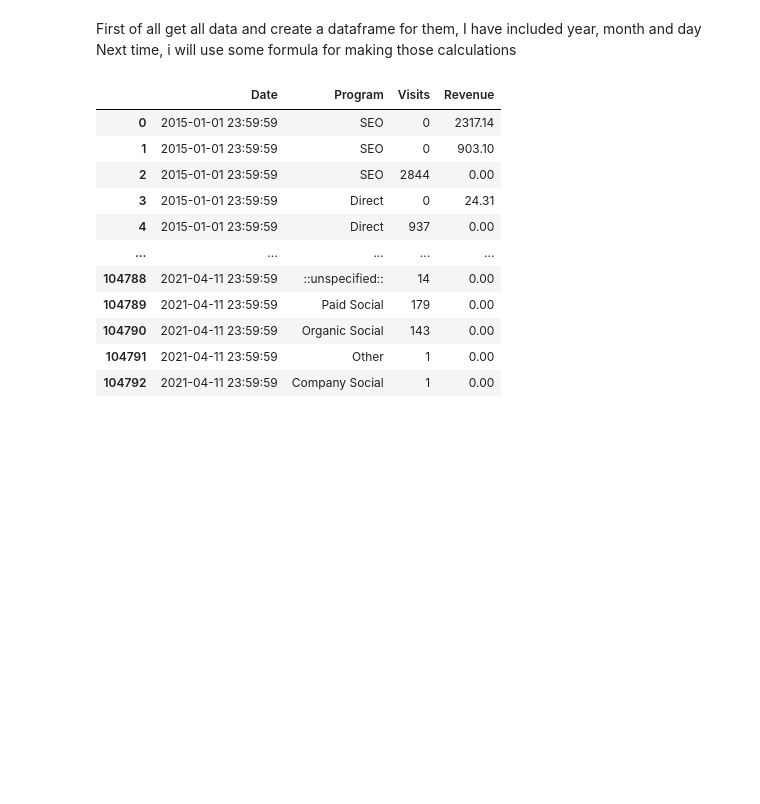
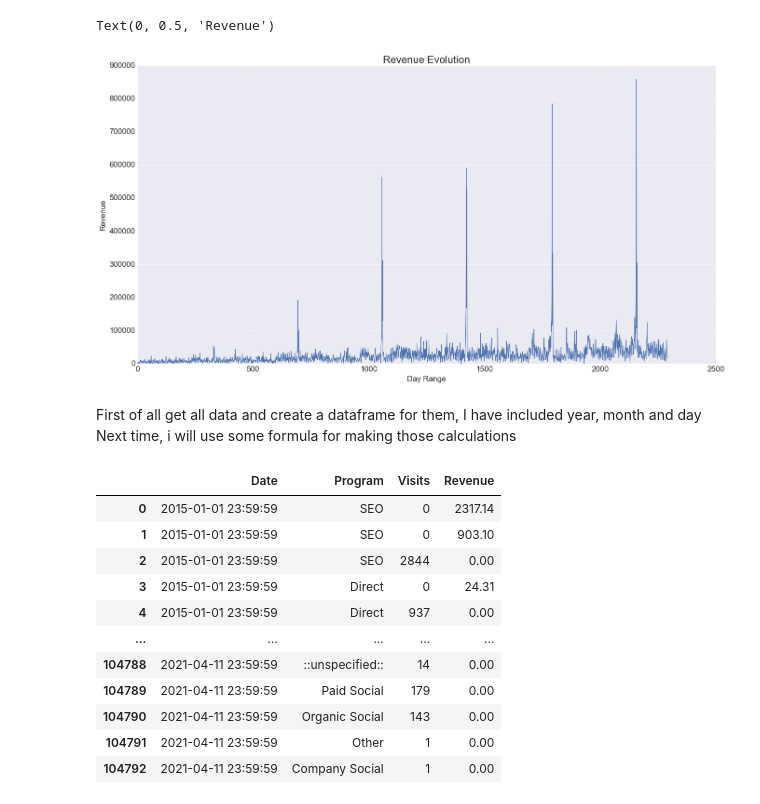
Before and after one commit to Jorge-Montenegro/TFM, a Jupyter notebook: TFM.ipynb, the cells around one changed output. Drawn from its saved outputs; the diff is of its cells as text; code cells hidden in the pictures; blank space fills up the shorter version.

Commit message:
visualización

```diff
--- a/TFM.ipynb
+++ b/TFM.ipynb
@@ -34,5 +34,35 @@ from sklearn.metrics import make_scorer
 from sklearn.metrics import mean_squared_error, r2_score, mean_absolute_error, explained_variance_score
 #Regular Expressions Libraries
 import re
+# %%
+#Set all Visualization Parameters
+
+#Parameters
+visual_parameters = dict(
+    {'figure.figsize': [20, 10], #Size of the plot
+     'font.size': 15, #Font size
+     'xtick.labelsize': 15, #Font size in X
+     'ytick.labelsize': 15, #Font size in Y
+     'xtick.direction': 'out',
+     'ytick.direction': 'inout'
+})
+
+#Apply all parameters
+for parameter in visual_parameters:
+    plt.rcParams[parameter] = visual_parameters[parameter]
+
+#Apply Theme style
+style = 'seaborn-darkgrid' #Theme style
+plt.style.use(style)
+# %%
+fig, ax = plt.subplots(1, 1)
+ax.plot(data_small.index, data_small['Revenue'])
+ax.set_title("Revenue Evolution", fontsize= 20)
+ax.set_xlabel('Day Range')
+ax.set_ylabel('Revenue')
+#ax.tick_params(labelsize= 15)
+# %% [output]
+Text(0, 0.5, 'Revenue')
+[figure, added]
 # %%
 #Theme
```
Also changed, not shown: parts of 19 cells of this notebook.
